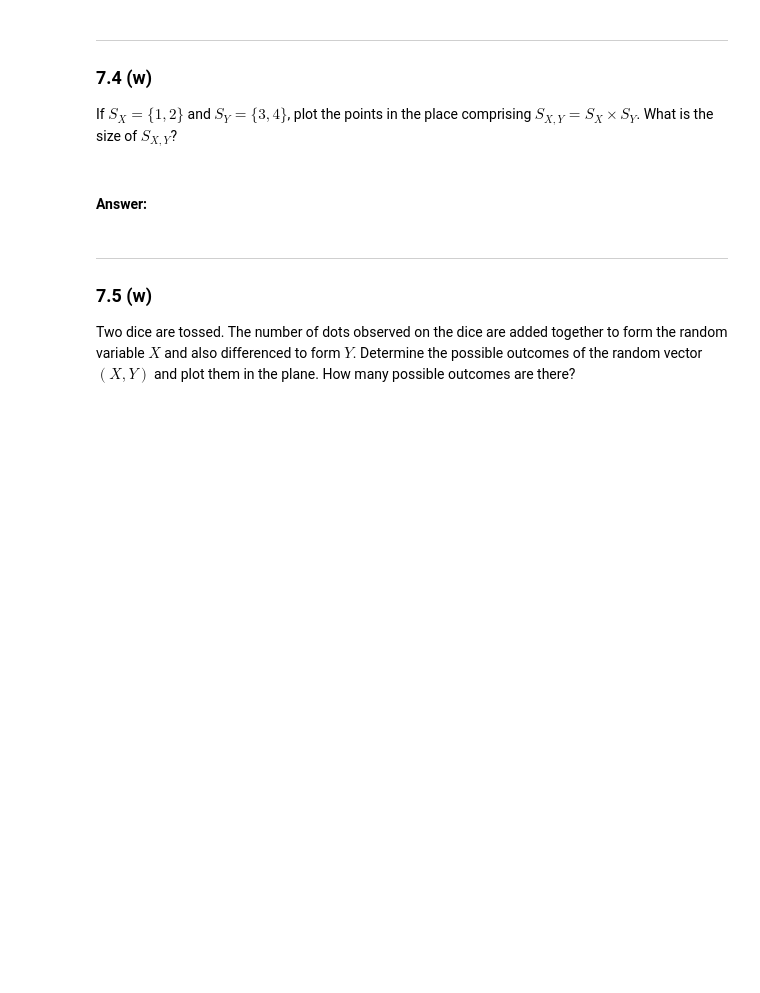
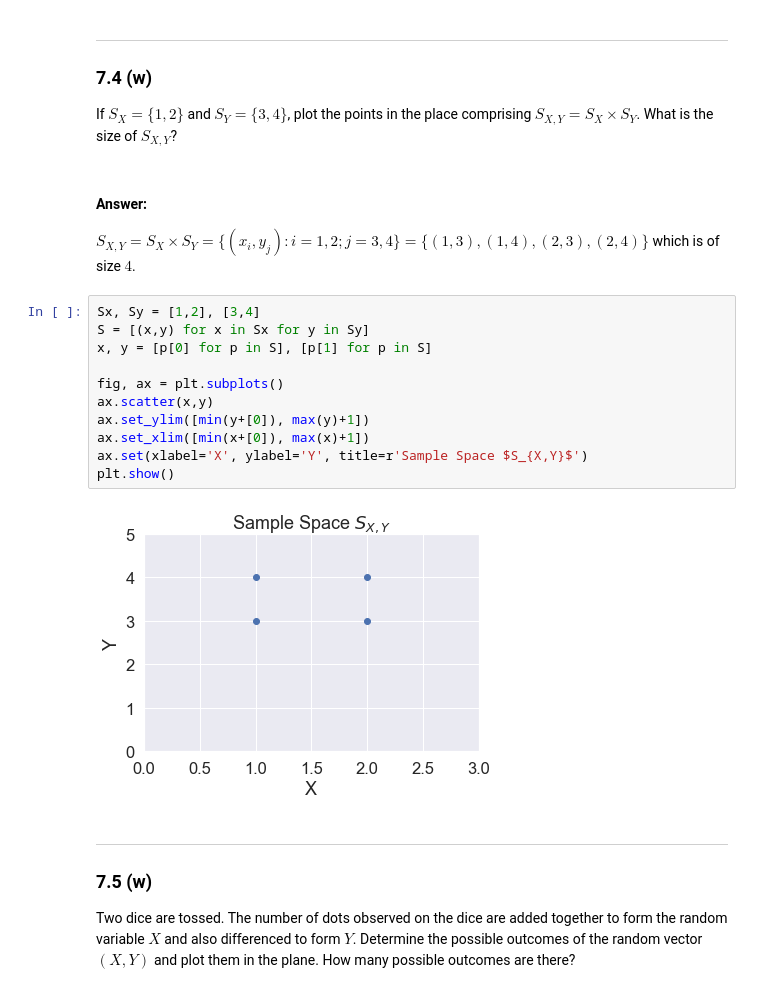
Before and after one commit to VictorCannestro/Intuitive_Probability_and_Random_Processes, a Jupyter notebook: CH7_Multiple_Discrete_Random_Variables.ipynb, the cells around one changed output. Drawn from its saved outputs; the diff is of its cells as text; blank space fills up the shorter version.

```diff
--- a/CH7_Multiple_Discrete_Random_Variables.ipynb
+++ b/CH7_Multiple_Discrete_Random_Variables.ipynb
@@ -60,8 +73,24 @@ A woman has a penny, a nickel, and a dime in her pocket. If she chooses two coin
 ### 7.4 (w)
 
 If $S_{X} = \{1,2\}$ and $S_{Y} =\{3,4\}$, plot the points in the place comprising $S_{X,Y} = S_X\times S_Y$. What is the size of $S_{X,Y}$?
-# %% [markdown]
-#### Answer:
+# %% [markdown]
+#### Answer:
+
+
+$S_{X,Y}= S_X\times S_Y =\{(x_i, y_j): i=1,2; j=3,4\} = \{(1,3),(1,4),(2,3),(2,4)\}$ which is of size $4$.
+# %%
+Sx, Sy = [1,2], [3,4]
+S = [(x,y) for x in Sx for y in Sy]
+x, y = [p[0] for p in S], [p[1] for p in S]
+
+fig, ax = plt.subplots()
+ax.scatter(x,y)
+ax.set_ylim([min(y+[0]), max(y)+1])
+ax.set_xlim([min(x+[0]), max(x)+1])
+ax.set(xlabel='X', ylabel='Y', title=r'Sample Space $S_{X,Y}$')
+plt.show()
+# %% [output]
+[figure, added]
 # %% [markdown]
 ***
 ### 7.5 (w)
```
Also changed, not shown: parts of 13 cells of this notebook, 2 other files.
